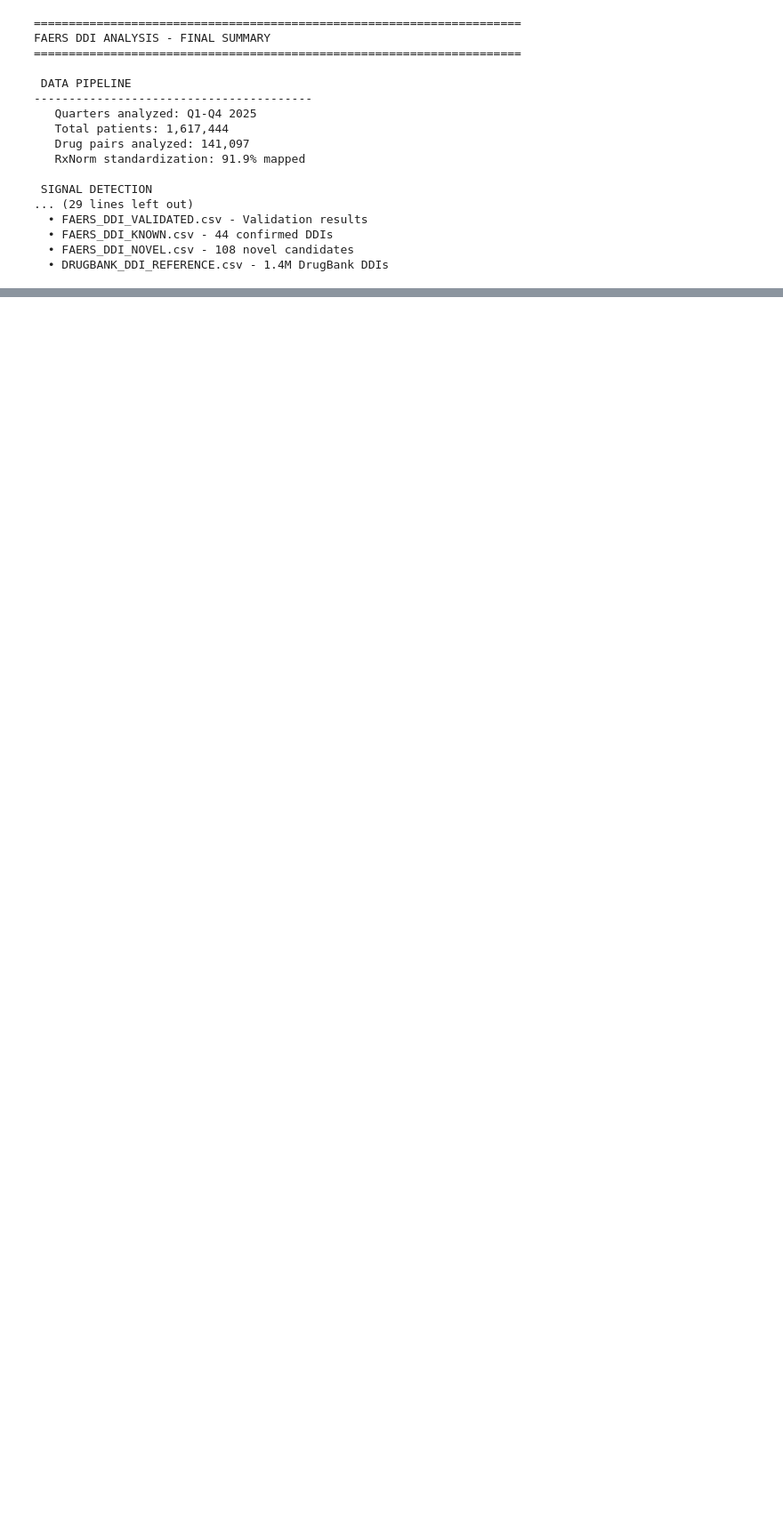
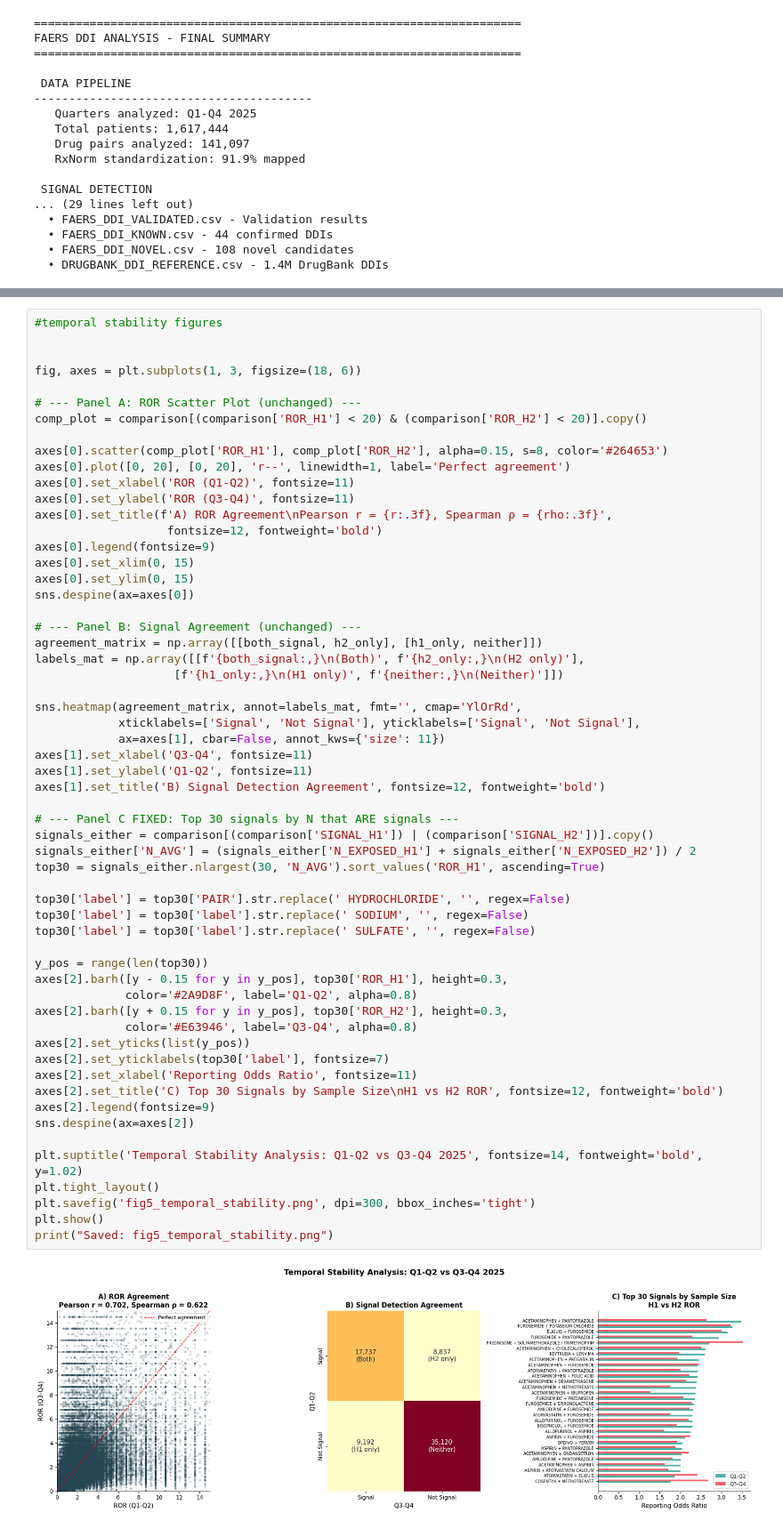
Before and after one commit to Josh-Buck/FDA_FAERS_Josh_Buck, a Jupyter notebook: FDA_FAERS_JoshBuck.ipynb, the cells around one changed output, grey strips where cells are left out. Shown at 89% size. Saved outputs shown, nothing was run; the diff lists cells and outputs as text; blank space fills up the shorter version.

Commit message:
temporal stability

```diff
--- a/FDA_FAERS_JoshBuck.ipynb
+++ b/FDA_FAERS_JoshBuck.ipynb
@@ -3085,0 +3237,60 @@ disease severity (confounding) rather than purely drug interactions.
+# %%
+#temporal stability figures
+
+
+fig, axes = plt.subplots(1, 3, figsize=(18, 6))
+
+# --- Panel A: ROR Scatter Plot (unchanged) ---
+comp_plot = comparison[(comparison['ROR_H1'] < 20) & (comparison['ROR_H2'] < 20)].copy()
+
+axes[0].scatter(comp_plot['ROR_H1'], comp_plot['ROR_H2'], alpha=0.15, s=8, color='#264653')
+axes[0].plot([0, 20], [0, 20], 'r--', linewidth=1, label='Perfect agreement')
+axes[0].set_xlabel('ROR (Q1-Q2)', fontsize=11)
+axes[0].set_ylabel('ROR (Q3-Q4)', fontsize=11)
+axes[0].set_title(f'A) ROR Agreement\nPearson r = {r:.3f}, Spearman ρ = {rho:.3f}',
+                   fontsize=12, fontweight='bold')
+axes[0].legend(fontsize=9)
+axes[0].set_xlim(0, 15)
+axes[0].set_ylim(0, 15)
+sns.despine(ax=axes[0])
+
+# --- Panel B: Signal Agreement (unchanged) ---
+agreement_matrix = np.array([[both_signal, h2_only], [h1_only, neither]])
+labels_mat = np.array([[f'{both_signal:,}\n(Both)', f'{h2_only:,}\n(H2 only)'],
+                    [f'{h1_only:,}\n(H1 only)', f'{neither:,}\n(Neither)']])
+
+sns.heatmap(agreement_matrix, annot=labels_mat, fmt='', cmap='YlOrRd',
+            xticklabels=['Signal', 'Not Signal'], yticklabels=['Signal', 'Not Signal'],
+            ax=axes[1], cbar=False, annot_kws={'size': 11})
+axes[1].set_xlabel('Q3-Q4', fontsize=11)
+axes[1].set_ylabel('Q1-Q2', fontsize=11)
+axes[1].set_title('B) Signal Detection Agreement', fontsize=12, fontweight='bold')
+
+# --- Panel C FIXED: Top 30 signals by N that ARE signals ---
+signals_either = comparison[(comparison['SIGNAL_H1']) | (comparison['SIGNAL_H2'])].copy()
+signals_either['N_AVG'] = (signals_either['N_EXPOSED_H1'] + signals_either['N_EXPOSED_H2']) / 2
+top30 = signals_either.nlargest(30, 'N_AVG').sort_values('ROR_H1', ascending=True)
+
+top30['label'] = top30['PAIR'].str.replace(' HYDROCHLORIDE', '', regex=False)
+top30['label'] = top30['label'].str.replace(' SODIUM', '', regex=False)
+top30['label'] = top30['label'].str.replace(' SULFATE', '', regex=False)
+
+y_pos = range(len(top30))
+axes[2].barh([y - 0.15 for y in y_pos], top30['ROR_H1'], height=0.3,
+             color='#2A9D8F', label='Q1-Q2', alpha=0.8)
+axes[2].barh([y + 0.15 for y in y_pos], top30['ROR_H2'], height=0.3,
+             color='#E63946', label='Q3-Q4', alpha=0.8)
+axes[2].set_yticks(list(y_pos))
+axes[2].set_yticklabels(top30['label'], fontsize=7)
+axes[2].set_xlabel('Reporting Odds Ratio', fontsize=11)
+axes[2].set_title('C) Top 30 Signals by Sample Size\nH1 vs H2 ROR', fontsize=12, fontweight='bold')
+axes[2].legend(fontsize=9)
+sns.despine(ax=axes[2])
+
+plt.suptitle('Temporal Stability Analysis: Q1-Q2 vs Q3-Q4 2025', fontsize=14, fontweight='bold', y=1.02)
+plt.tight_layout()
+plt.savefig('fig5_temporal_stability.png', dpi=300, bbox_inches='tight')
+plt.show()
+print("Saved: fig5_temporal_stability.png")
+# %% [output]
+[figure, added]
```
Also changed, not shown: parts of 12 cells of this notebook, 16 other files.
